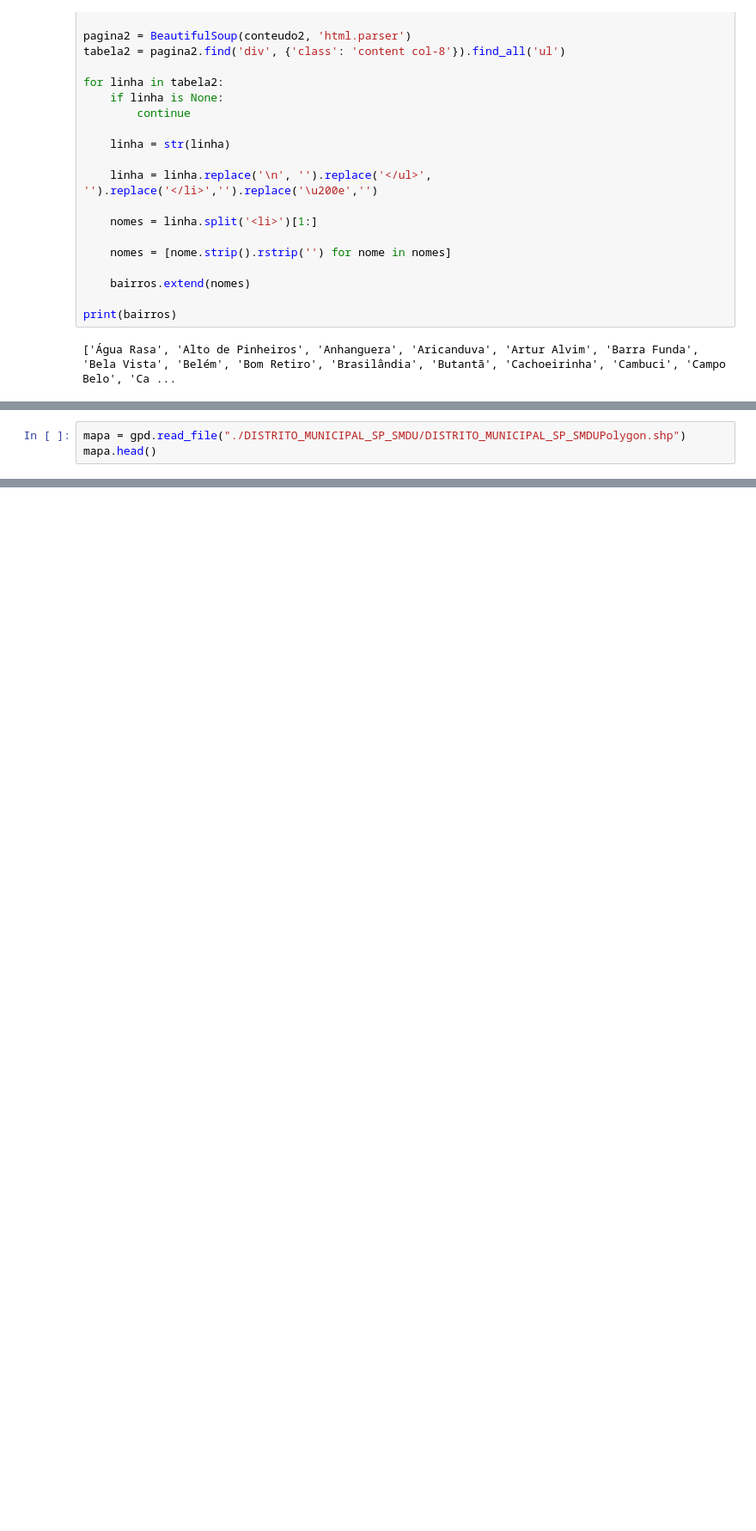
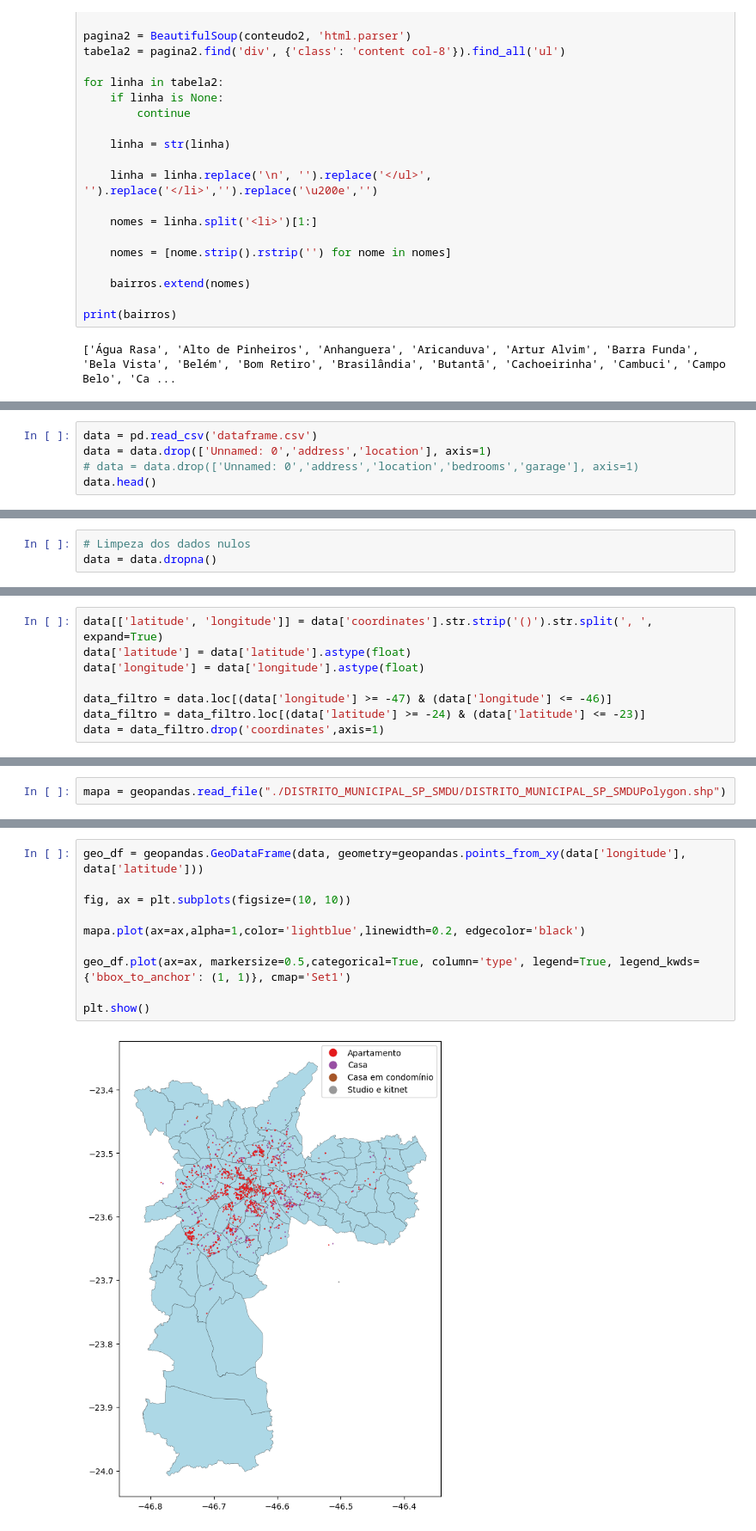
Before and after one commit to Caiombr/analise_dados_sp, a Jupyter notebook: saopaulo_precos.ipynb, the cells around one changed output, grey strips where cells are left out. Shown at 86% size. Cells and saved outputs as stored; diff of their text form; blank space fills up the shorter version.

```diff
--- a/saopaulo_precos.ipynb
+++ b/saopaulo_precos.ipynb
@@ -184,0 +230,5 @@ df.to_csv('teste.csv')
+# %%
+data = pd.read_csv('dataframe.csv')
+data = data.drop(['Unnamed: 0','address','location'], axis=1)
+# data = data.drop(['Unnamed: 0','address','location','bedrooms','garage'], axis=1)
+data.head()
@@ -255,0 +262,3 @@ memory usage: 327.1+ KB
+# %%
+# Limpeza dos dados nulos
+data = data.dropna()
@@ -255,0 +276,8 @@ memory usage: 327.1+ KB
+# %%
+data[['latitude', 'longitude']] = data['coordinates'].str.strip('()').str.split(', ', expand=True)
+data['latitude'] = data['latitude'].astype(float)
+data['longitude'] = data['longitude'].astype(float)
+
+data_filtro = data.loc[(data['longitude'] >= -47) & (data['longitude'] <= -46)]
+data_filtro = data_filtro.loc[(data['latitude'] >= -24) & (data['latitude'] <= -23)]
+data = data_filtro.drop('coordinates',axis=1)
@@ -256,3 +346,2 @@ memory usage: 327.1+ KB
 # %%
-mapa = gpd.read_file("./DISTRITO_MUNICIPAL_SP_SMDU/DISTRITO_MUNICIPAL_SP_SMDUPolygon.shp")
-mapa.head()
+mapa = geopandas.read_file("./DISTRITO_MUNICIPAL_SP_SMDU/DISTRITO_MUNICIPAL_SP_SMDUPolygon.shp")
@@ -292,0 +348,12 @@ NameError: name 'plt' is not defined
+# %%
+geo_df = geopandas.GeoDataFrame(data, geometry=geopandas.points_from_xy(data['longitude'], data['latitude']))
+
+fig, ax = plt.subplots(figsize=(10, 10))
+
+mapa.plot(ax=ax,alpha=1,color='lightblue',linewidth=0.2, edgecolor='black')
+
+geo_df.plot(ax=ax, markersize=0.5,categorical=True, column='type', legend=True, legend_kwds={'bbox_to_anchor': (1, 1)}, cmap='Set1')
+
+plt.show()
+# %% [output]
+[figure, added]
```
Also changed, not shown: parts of 31 cells of this notebook, 2 other files.
